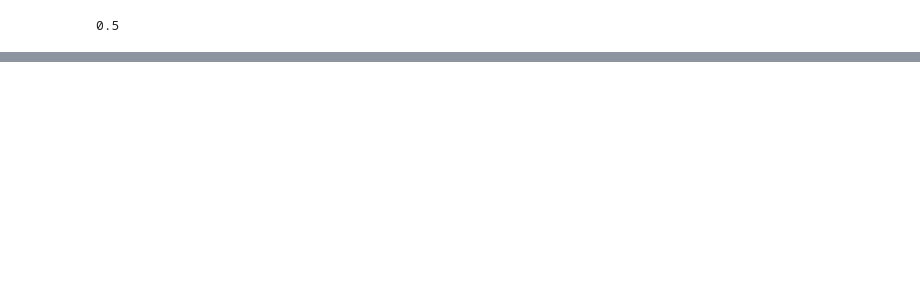
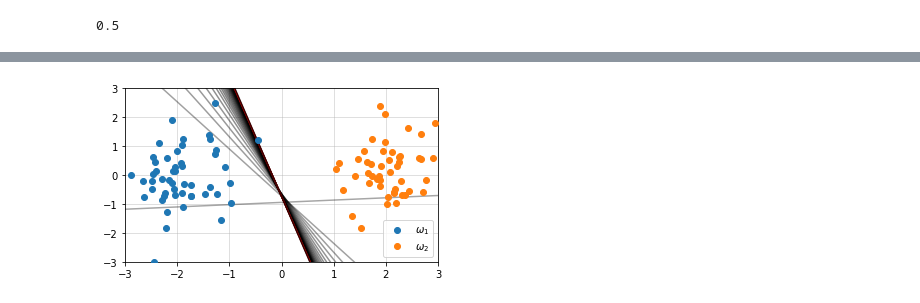
Before and after one commit to tommyod/lml, a Jupyter notebook: latex/figs/create_figures.ipynb, the cells around one changed output, grey strips where cells are left out. Cells and saved outputs as stored; diff of their text form; code cells hidden in the pictures; blank space fills up the shorter version.

```diff
--- a/latex/figs/create_figures.ipynb
+++ b/latex/figs/create_figures.ipynb
@@ -274,0 +301,87 @@ P(1)
+# %%
+def modified_ho_kashyap(Y, a=None, b=None, eta=0.001, b_min=10e-1,
+                        max_iter=50, random_state=123):
+    """
+    The modified Ho-Kashyap algorithm for linear inequalities.
+
+    See chapter 5 of Pattern Recognition by Duda et al.
+
+    The matrix Y should have a first column of +/- 1.
+    """
+    # Get the shape of Y to possibly determine a and b
+    m, d = Y.shape
+
+    # If the variables a, b are None, they are set to random variables
+    np.random.seed(random_state)
+    a = a or np.random.randn(d)
+    b = b or np.abs(np.random.randn(m))
+    yield a, b  # Yield for plotting. Remove for proper implementation.
+
+    # Moore-Penrose pseudo-inverse
+    # computed outside loop for speed
+    Y_inv = np.linalg.pinv(Y)
+
+    for i in range(max_iter):
+        #print(f'----------  {i}  ----------')
+
+        # The algorithm is based on Algorithm 12,
+        # chapter 5 in Pattern Recognition by
+        # Duda et al. Page 254
+        e = np.dot(Y, a) - b
+        e_plus = (e + np.abs(e))
+        b = b + eta * (e + np.abs(e))
+        a = np.dot(Y_inv,  b)
+
+        yield a, b  # Yield for plotting. Remove for proper implementation.
+
+        # The code below will implement proper stopping criteria.
+        # It was removed here, to facilitate plotting of convergence
+        # instead.
+
+        #if np.all(np.abs(e) < b_min):
+        #    return a, b
+
+    #return a, b
+
+# Data points from the problem
+omega1 = np.array([[1, 2], [2, -4], [-3, -1]])
+omega2 = np.array([[2, 4], [-1, -5], [5, 0]])
+
+# Data points from two normal distributions
+data_points = 50
+omega1 = np.hstack((np.random.randn(data_points, 1)/2 - 2, np.random.randn(data_points, 1)))
+omega2 = np.hstack((np.random.randn(data_points, 1)/2 + 2, np.random.randn(data_points, 1)))
+
+# Create the matrix Y
+m, d = omega1.shape
+n, d = omega2.shape
+Y1 = +np.hstack((np.ones((m, 1)), omega1))
+Y2 = -np.hstack((np.ones((n, 1)), omega2))
+Y = np.vstack((Y1, Y2))
+
+plt.figure(figsize=FIGSIZE)
+plt.scatter(omega1[:, 0], omega1[:, 1], label='$\omega_1$', zorder=15)
+plt.scatter(omega2[:, 0], omega2[:, 1], label='$\omega_2$', zorder=15)
+
+max_iter = 25
+generator = modified_ho_kashyap(Y, eta=0.4,
+                                b_min=0.001,
+                                max_iter=max_iter,
+                                random_state=426870)
+
+for i, (a, b) in enumerate(generator, 1):
+    x = np.linspace(-10, 10)
+    y = -(a[0] + a[1] * x) / a[2]
+
+    color = '-r' if i == max_iter else '-k'
+    alpha = 1 if i == max_iter else (10  + i/2)/30
+    plt.plot(x, y, color, alpha = alpha)
+
+plt.xlim([-3, 3])
+plt.ylim([-3, 3])
+plt.grid(True, alpha=0.5, zorder=-15)
+plt.legend()
+plt.tight_layout()
+plt.savefig('duda_ch5_prob27_b.pdf')
+# %% [output]
+[figure, added]
```
Also changed, not shown: parts of 8 cells of this notebook, 9 other files.
